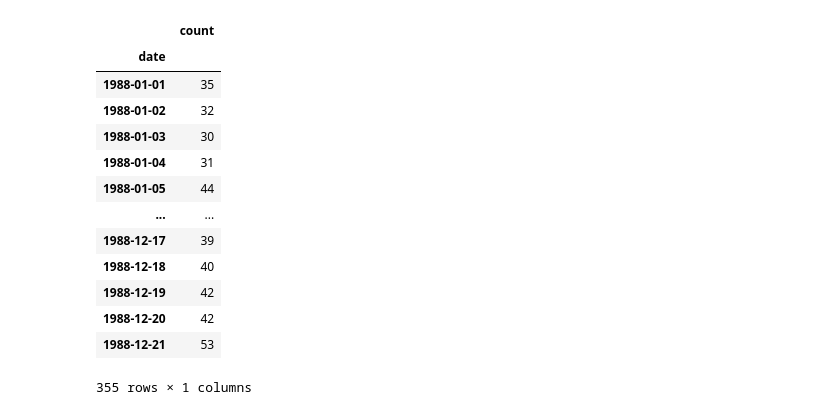
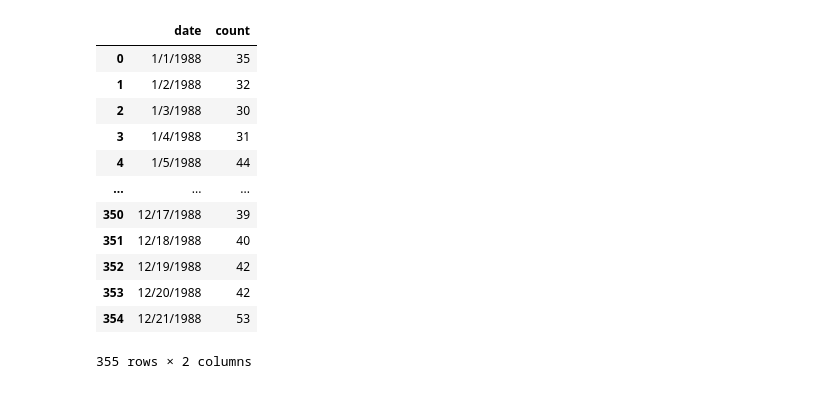
Before and after one commit to FunnyPhantom/ml_contest_quera, a Jupyter notebook: q1.ipynb, the cells around one changed output. Saved outputs shown, nothing was run; the diff lists cells and outputs as text; code cells hidden in the pictures.

```diff
--- a/q1.ipynb
+++ b/q1.ipynb
@@ -1,39 +1,38 @@
 # %%
 import numpy as np
 import pandas as pd
 
 
 df = pd.read_csv("./q1/dataset.csv")
 
 # Convert the 'date' column to datetime format
-df['date'] = pd.to_datetime(df['date'], format='%m/%d/%Y')
+# df['date'] = pd.to_datetime(df['date'], format='%m/%d/%Y')
 
-# Set the 'date' column as the index
-df.set_index('date', inplace=True)
+# # Set the 'date' column as the index
+# df.set_index('date', inplace=True)
 
 
 train = df.iloc[:355,].copy()
 train['count'] = train['count'].astype(int)
 
 test = df.iloc[355:,].copy()
 test.drop("count", axis=1, inplace=True)
 
 train
 # %% [output]
-|  | count |
-| date |  |
-| 1988-01-01 | 35 |
-| 1988-01-02 | 32 |
-| 1988-01-03 | 30 |
-| 1988-01-04 | 31 |
-| 1988-01-05 | 44 |
-| ... | ... |
-| 1988-12-17 | 39 |
-| 1988-12-18 | 40 |
-| 1988-12-19 | 42 |
-| 1988-12-20 | 42 |
-| 1988-12-21 | 53 |
+|  | date | count |
+| 0 | 1/1/1988 | 35 |
+| 1 | 1/2/1988 | 32 |
+| 2 | 1/3/1988 | 30 |
+| 3 | 1/4/1988 | 31 |
+| 4 | 1/5/1988 | 44 |
+| ... | ... | ... |
+| 350 | 12/17/1988 | 39 |
+| 351 | 12/18/1988 | 40 |
+| 352 | 12/19/1988 | 42 |
+| 353 | 12/20/1988 | 42 |
+| 354 | 12/21/1988 | 53 |
-355 rows × 1 columns
+355 rows × 2 columns
 # %%
 import matplotlib.pyplot as plt
 import pandas as pd
```
Also changed, not shown: parts of 3 cells of this notebook, 1 other file.
